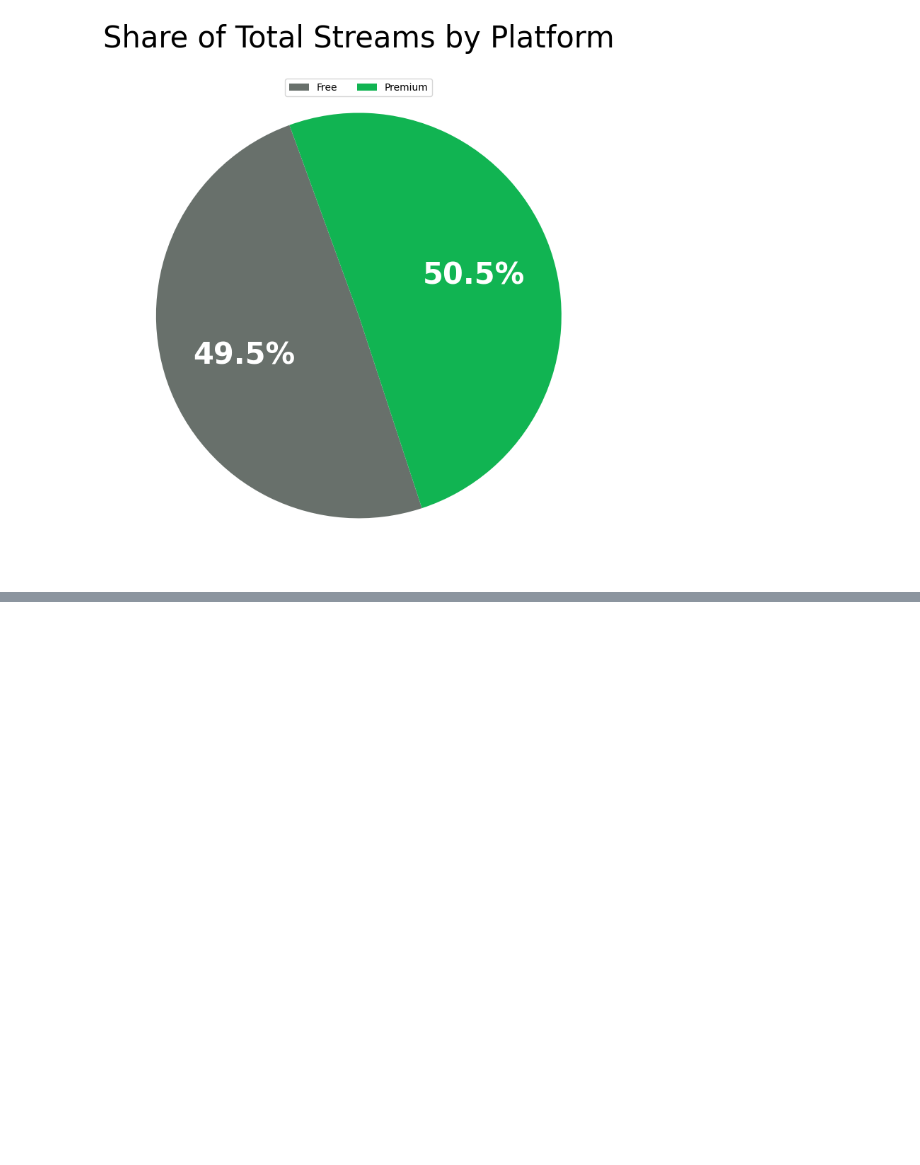
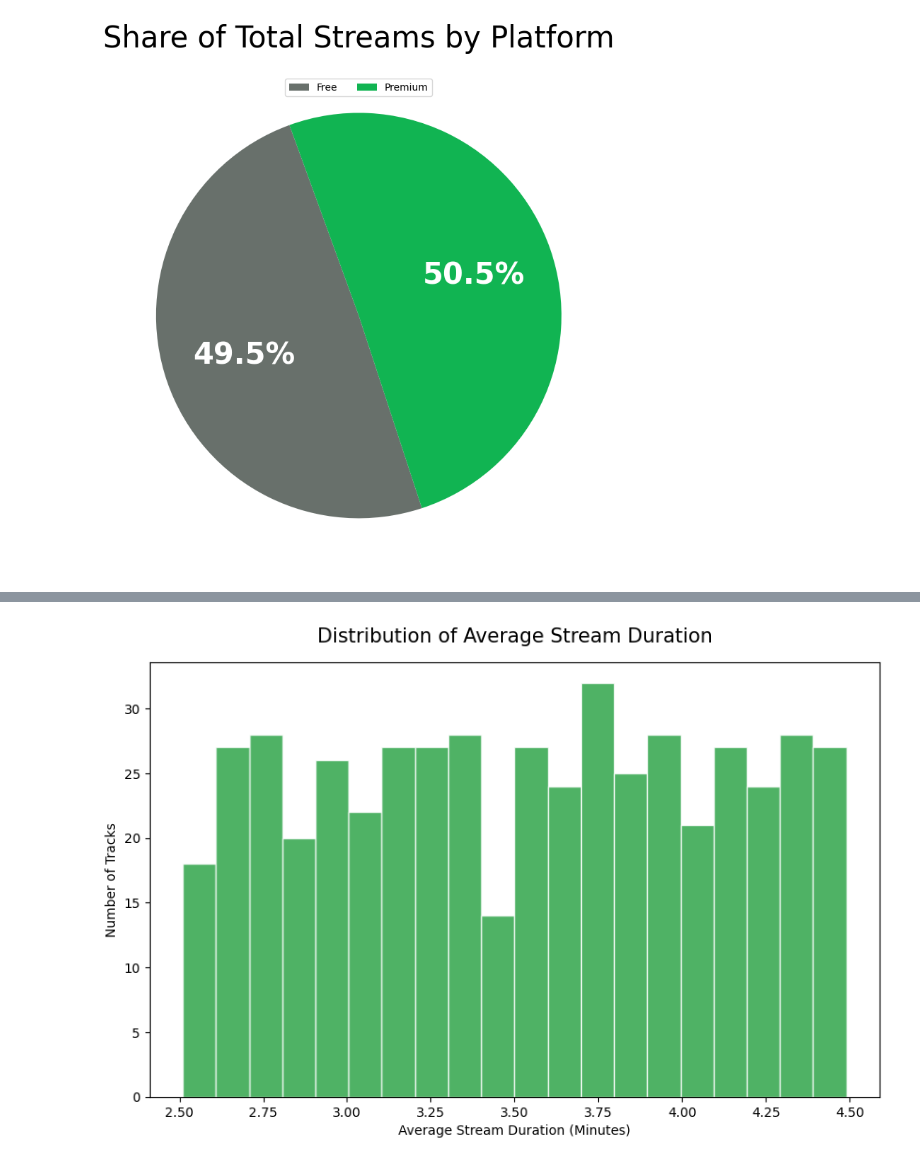
Before and after one commit to rhyman7/learning_plots_ryan_hyman, a Jupyter notebook: notebooks/visualization_practice.ipynb, the cells around one changed output, grey strips where cells are left out. Saved outputs shown, nothing was run; the diff lists cells and outputs as text; code cells hidden in the pictures; blank space fills up the shorter version.

```diff
--- a/notebooks/visualization_practice.ipynb
+++ b/notebooks/visualization_practice.ipynb
@@ -455,0 +466,19 @@ plt.show()
+# %%
+#Customize histogram with figure size, colors, labels, and title
+
+plt.figure(figsize=(10,6))
+plt.hist(
+    spotify_df["Avg Stream Duration (Min)"],
+    bins=20,
+    color="#239f3e",
+    alpha=0.8,
+    edgecolor="white"
+)
+
+plt.xlabel("Average Stream Duration (Minutes)")
+plt.ylabel("Number of Tracks")
+plt.title("Distribution of Average Stream Duration", fontsize=15, pad=15)
+
+plt.show()
+# %% [output]
+[figure, added]
```
Also changed, not shown: parts of 1 cell of this notebook.
